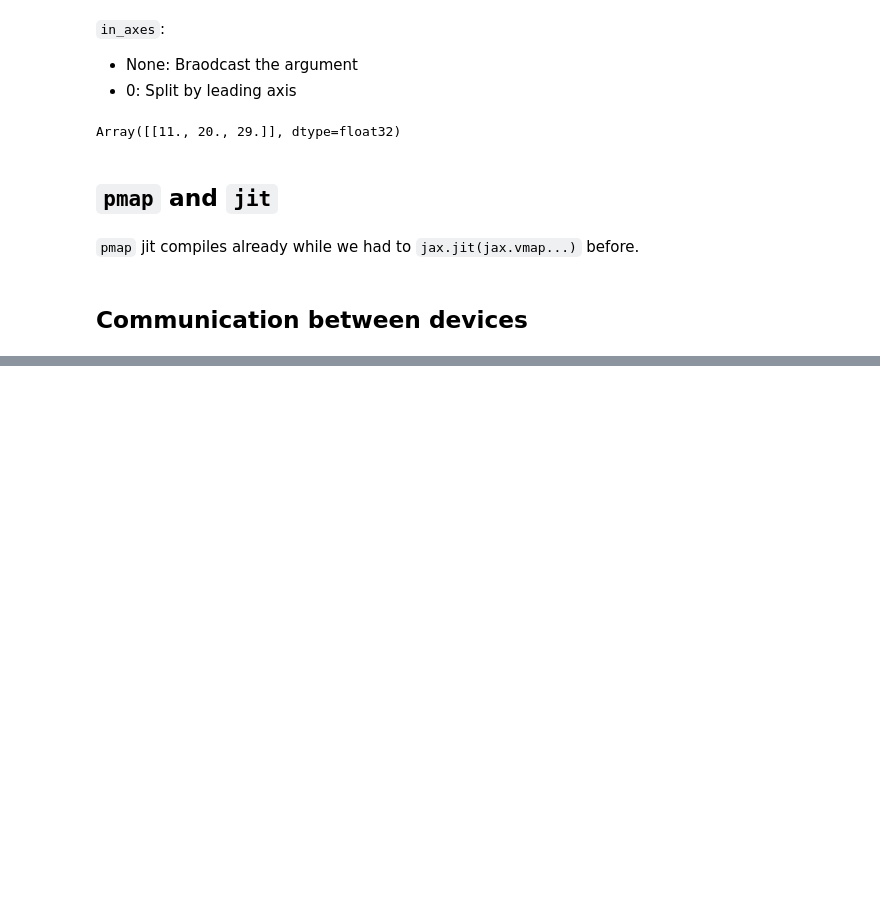
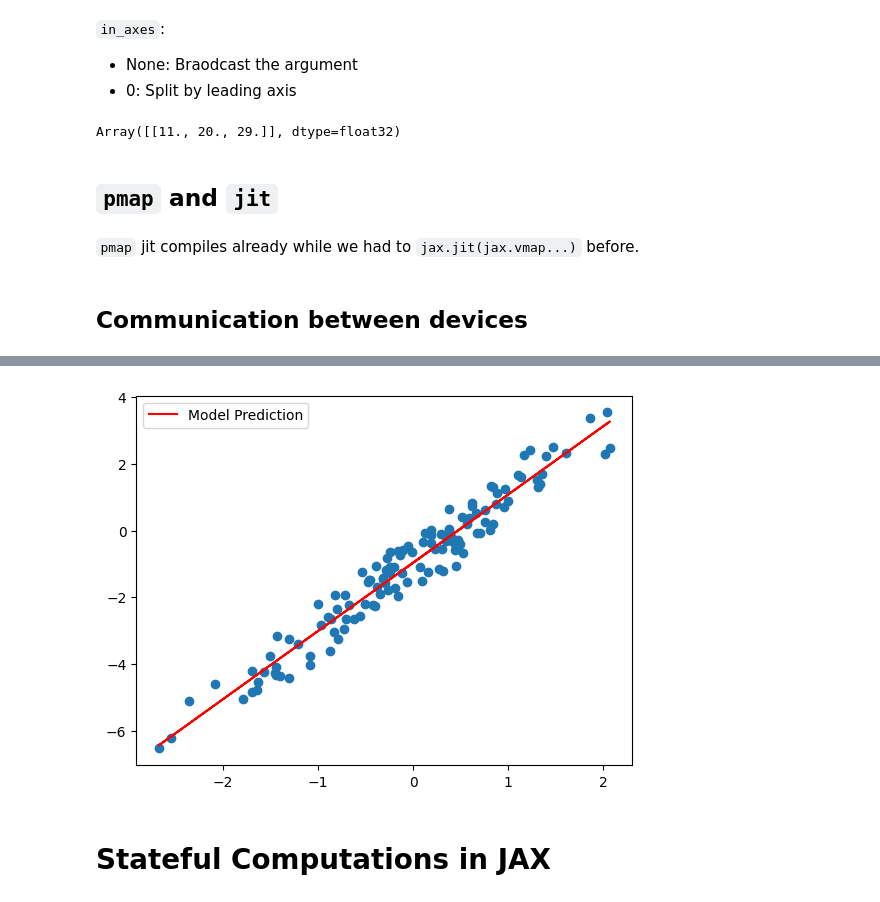
Before and after one commit to minkooseo/jax101, a Jupyter notebook: jax 101 code only.ipynb, the cells around one changed output, grey strips where cells are left out. Drawn from its saved outputs; the diff is of its cells as text; code cells hidden in the pictures; blank space fills up the shorter version.

```diff
--- a/jax 101 code only.ipynb
+++ b/jax 101 code only.ipynb
@@ -1073,0 +1157,24 @@ def normalized_convolution(x, w):
+# %%
+def type_after_update(name, obj):
+    print(f"after first `update()`, `{name}` is a `{type(obj)}`")
+
+for i in range(1000):
+    replicated_params, loss = update(
+        # These are all (n_devices, ...) shape.
+        replicated_params, x_split, y_split)
+    if i == 0:
+        # These two are jax.Arrays staying on the devies.
+        type_after_update('replicated_params.weight', replicated_params.weight)
+        type_after_update('loss', loss)
+        # Remains as np on the host.
+        type_after_update('x_split', x_split)
+    if i % 100 == 0:
+        # Every device has the identical loss. We pick 0th.
+        print(f"Step {i:3d}, loss: {loss[0]:.3f}, "
+              f"weight: {replicated_params.weight[0]:.3f}, "
+              f"bias: {replicated_params.bias[0]:.3f}")
+
+# Get the param from the first deivce
+print(replicated_params)
+params = jax.device_get(
+    jax.tree_map(lambda x: x[0], replicated_params))
@@ -1073,0 +1196,12 @@ def normalized_convolution(x, w):
+# %%
+import matplotlib.pyplot as plt
+
+plt.scatter(xs, ys)
+plt.plot(xs, params.weight * xs + params.bias,
+         c='red', label='Model Prediction')
+plt.legend()
+plt.show()
+# %% [output]
+[figure, added]
+# %% [markdown]
+# Stateful Computations in JAX
```
Also changed, not shown: parts of 11 cells of this notebook.
